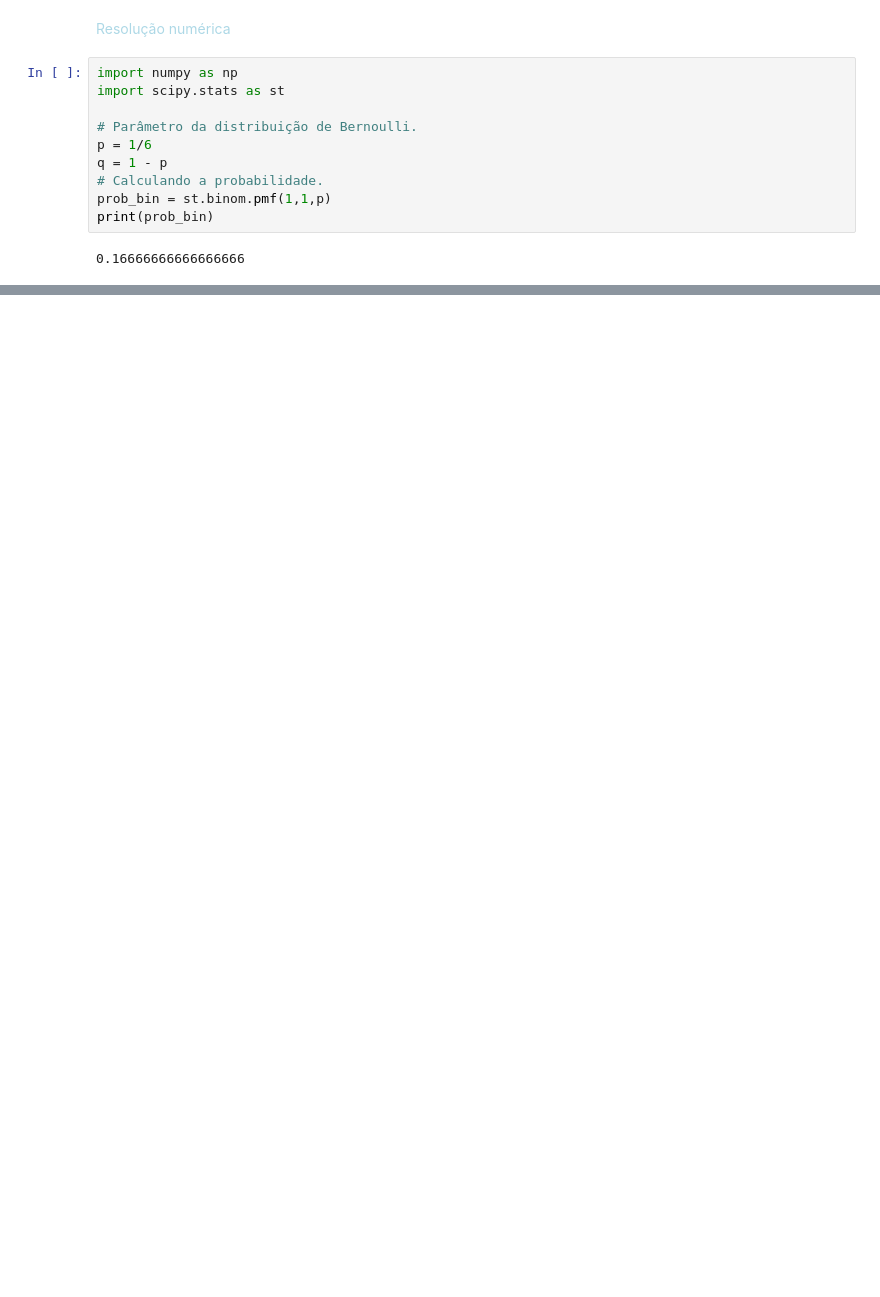
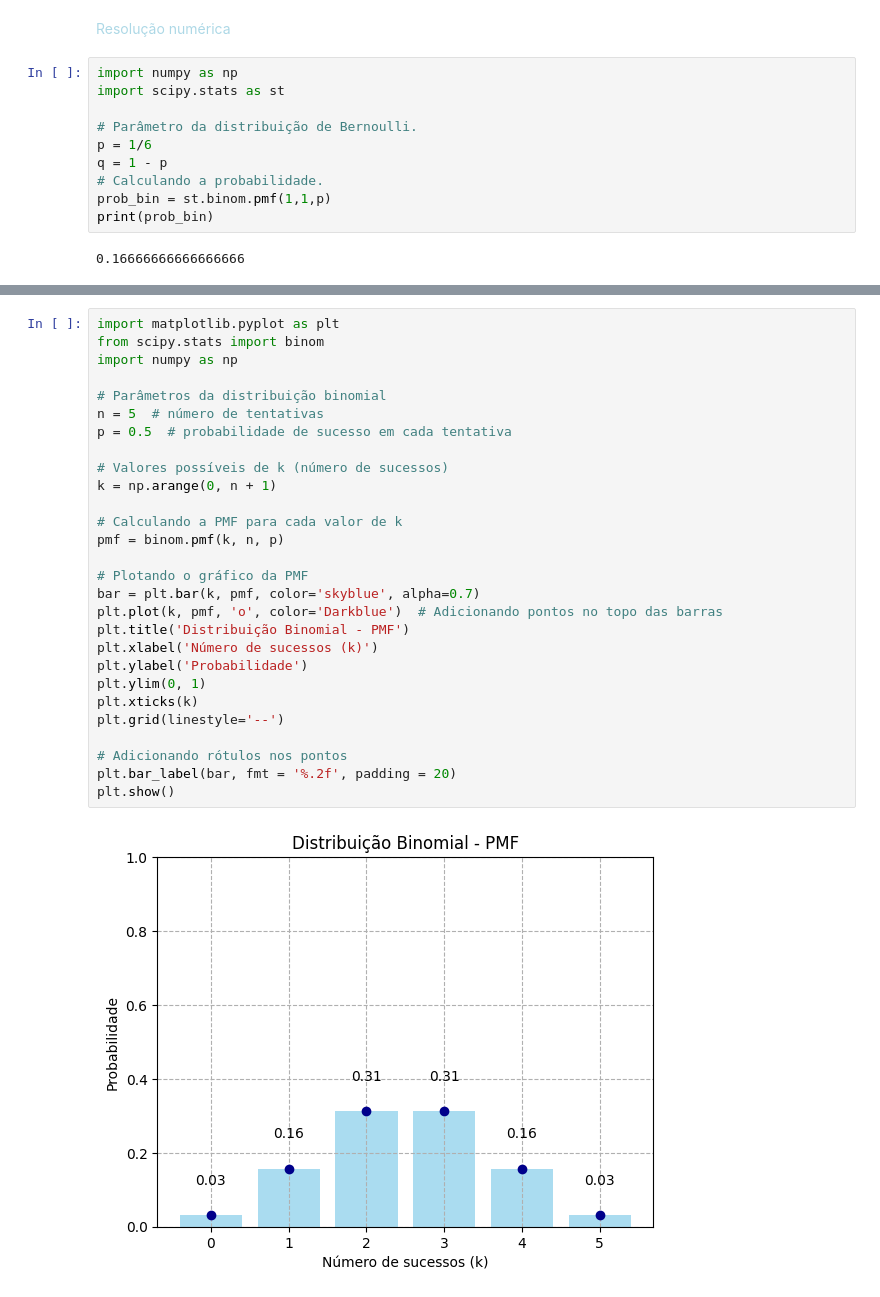
Before and after one commit to SauloSaturn/Data-Science-Docs-, a Jupyter notebook: Estatística_Inferencial_I_Distribuições_de_Probabilidade.ipynb, the cells around one changed output, grey strips where cells are left out. Cells and saved outputs as stored; diff of their text form; blank space fills up the shorter version.

```diff
--- a/Estatística_Inferencial_I_Distribuições_de_Probabilidade.ipynb
+++ b/Estatística_Inferencial_I_Distribuições_de_Probabilidade.ipynb
@@ -81,0 +154,30 @@ plt.show()
+# %%
+import matplotlib.pyplot as plt
+from scipy.stats import binom
+import numpy as np
+
+# Parâmetros da distribuição binomial
+n = 5  # número de tentativas
+p = 0.5  # probabilidade de sucesso em cada tentativa
+
+# Valores possíveis de k (número de sucessos)
+k = np.arange(0, n + 1)
+
+# Calculando a PMF para cada valor de k
+pmf = binom.pmf(k, n, p)
+
+# Plotando o gráfico da PMF
+bar = plt.bar(k, pmf, color='skyblue', alpha=0.7)
+plt.plot(k, pmf, 'o', color='Darkblue')  # Adicionando pontos no topo das barras
+plt.title('Distribuição Binomial - PMF')
+plt.xlabel('Número de sucessos (k)')
+plt.ylabel('Probabilidade')
+plt.ylim(0, 1)
+plt.xticks(k)
+plt.grid(linestyle='--')
+
+# Adicionando rótulos nos pontos
+plt.bar_label(bar, fmt = '%.2f', padding = 20)
+plt.show()
+# %% [output]
+[figure, added]
```
Also changed, not shown: parts of 15 cells of this notebook.
